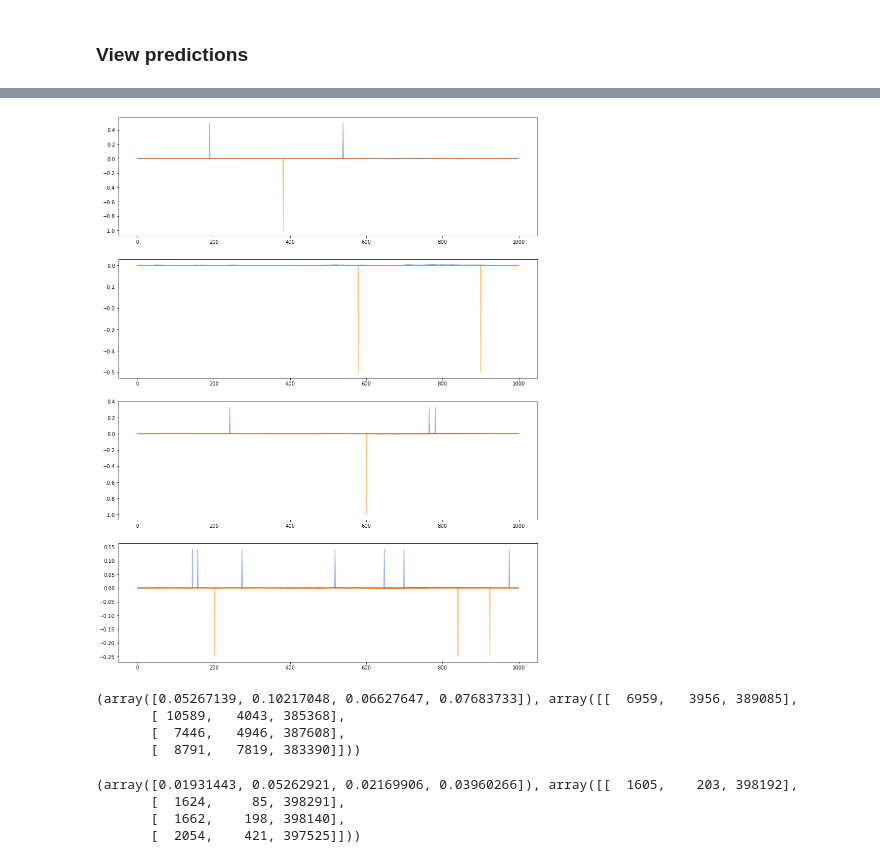
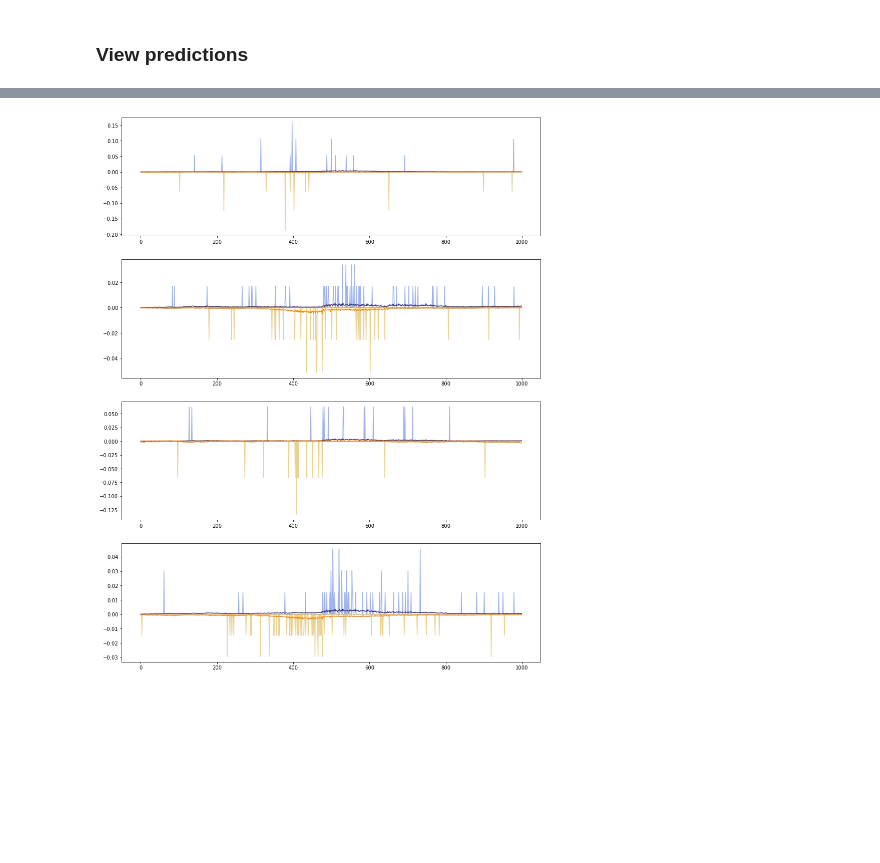
Before and after one commit to kundajelab/neural_motif_discovery, a Jupyter notebook: notebooks/predict_profiles.ipynb, the cells around one changed output, grey strips where cells are left out. Drawn from its saved outputs; the diff is of its cells as text; code cells hidden in the pictures; blank space fills up the shorter version.

```diff
--- a/notebooks/predict_profiles.ipynb
+++ b/notebooks/predict_profiles.ipynb
@@ -70,6 +75,11 @@ coords_to_vals_list = [
 ]
 def coords_to_profs(coords):
     return np.stack([
-        np.stack([ctv_1(coords), ctv_2(coords)], axis=1)
+        np.stack([ctv_1(coords), ctv_2(coords)], axis=2)
         for ctv_1, ctv_2 in coords_to_vals_list
     ], axis=1)
+# Maps many coordinates to inputs sequences and profiles for the network
+def coords_to_network_inputs(coords):
+    input_seq = coords_to_seq(coords)
+    profs = coords_to_profs(coords)
+    return input_seq, profs
@@ -100,33 +109,24 @@ def predict_coords(coords):
     """
     Fetches the necessary data from the given coordinate and runs it through the
     network. Returns the network predictions AND the true values from the dataset.
-    The returned profiles are in terms of raw counts, and the returned counts are
-    also raw. Returned values are all NumPy arrays.
+    The returned predicted profiles are in terms of log probabilities, and the
+    returned predicted counts are also log. Returned values are all NumPy arrays.
     """
     input_seq, profiles = coords_to_network_inputs(coords)
 
-    # Make length come before strands in profiles
-    profiles = np.transpose(profiles, [0, 1, 3, 2])
-
     true_profs = profiles[:, :num_tasks, :, :]
     cont_profs = profiles[:, num_tasks:, :, :]
+    true_counts = np.sum(true_profs, axis=2)
 
     # Run through the model
     logit_pred_profs, log_pred_counts = model.predict([input_seq, cont_profs])
 
     # Convert logit profile predictions to probabilities
-    pred_prof_probs = scipy.special.softmax(logit_pred_profs, axis=2)
+    log_pred_profs = profile_models.profile_logits_to_log_probs(
+        logit_pred_profs
+    )
 
-    # Convert log counts to counts
-    pred_counts = np.exp(log_pred_counts) - 1
-
-    # Convert profile probabilities to profile counts
-    pred_profs = pred_prof_probs * np.expand_dims(pred_counts, 2)
-
-    # Add true profiles to get true counts
-    true_counts = np.sum(true_profs, axis=2)
-
-    return pred_profs, pred_counts, true_profs, true_counts
+    return log_pred_profs, log_pred_counts, true_profs, true_counts
 # %%
 def plot_profiles(pred_profs, true_profs, normalize=True, title=None):
     """
@@ -136,15 +136,16 @@ def plot_profiles(pred_profs, true_profs, normalize=True, title=None):
     If `normalize` is True, normalize the profiles to be probabilities (i.e.
     each track sums to 1)
     """
+    pred_profs, true_profs = np.squeeze(pred_profs), np.squeeze(true_profs)
     num_tasks, prof_length = pred_profs.shape[0], pred_profs.shape[1]
     if normalize:
         pred_profs = pred_profs / np.expand_dims(np.sum(pred_profs, axis=1), axis=1)
         true_profs = true_profs / np.expand_dims(np.sum(true_profs, axis=1), axis=1)
     fig, ax = plt.subplots(num_tasks, figsize=(15, 20))
     for i in range(num_tasks):
-        ax[i].plot(pred_profs[i,:,0], color="royalblue")
+        ax[i].plot(true_profs[i,:,0], color="royalblue", alpha=0.5)
+        ax[i].plot(-true_profs[i,:,1], color="goldenrod", alpha=0.5)
+        ax[i].plot(pred_profs[i,:,0], color="darkslateblue")
         ax[i].plot(-pred_profs[i,:,1], color="darkorange")
-        ax[i].plot(true_profs[i,:,0], color="royalblue", alpha=0.5)
-        ax[i].plot(-true_profs[i,:,1], color="darkorange", alpha=0.5)
     if title:
         fig.suptitle(title)
@@ -361,5 +159,0 @@ plot_profiles(pred_profs[0], true_profs[0], title="Multi-task SPI1 profile predi
-# %%
-pred_profs, pred_counts, true_profs, true_counts = predict_coords([("chr2", 1000000, 1001000)])
-plot_profiles(pred_profs[0], true_profs[0])
-# %% [output]
-[figure, removed]
@@ -369,10 +159,0 @@ all_pos_pred_profs, all_pos_pred_counts, all_pos_true_profs, all_pos_true_counts
-# %%
-print(profile_binary_auprc(
-    all_pos_true_profs, all_pos_pred_profs, all_pos_true_counts, 1,
-    bin_prof_min_count, bin_prof_pos_thresh, bin_prof_neg_thresh
-))
-# %% [output]
-(array([0.05267139, 0.10217048, 0.06627647, 0.07683733]), array([[  6959,   3956, 389085],
-       [ 10589,   4043, 385368],
-       [  7446,   4946, 387608],
-       [  8791,   7819, 383390]]))
@@ -382,10 +160,7 @@ all_neg_pred_profs, all_neg_pred_counts, all_neg_true_profs, all_neg_true_counts
-# %%
-print(profile_binary_auprc(
-    all_neg_true_profs, all_neg_pred_profs, all_neg_true_counts, 200,
-    bin_prof_min_count, bin_prof_pos_thresh, bin_prof_neg_thresh
-))
-# %% [output]
-(array([0.01931443, 0.05262921, 0.02169906, 0.03960266]), array([[  1605,    203, 398192],
-       [  1624,     85, 398291],
-       [  1662,    198, 398140],
-       [  2054,    421, 397525]]))
+# %%
+log_pred_profs, log_pred_counts, true_profs, true_counts = predict_coords([("chr3", 138875547, 138876547)])
+pred_prof_probs = np.exp(log_pred_profs)
+true_prof_probs = true_profs / np.sum(true_profs, axis=2, keepdims=True)
+plot_profiles(pred_prof_probs, true_prof_probs, normalize=False)
+# %% [output]
+[figure, added]
```
Also changed, not shown: parts of 18 cells of this notebook, 1 other file.
